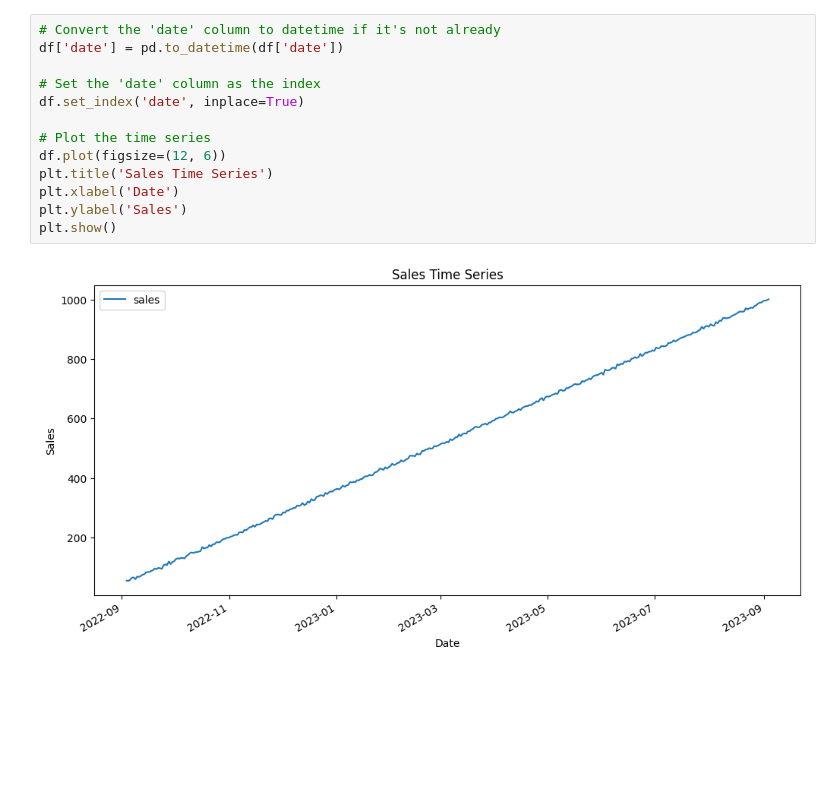
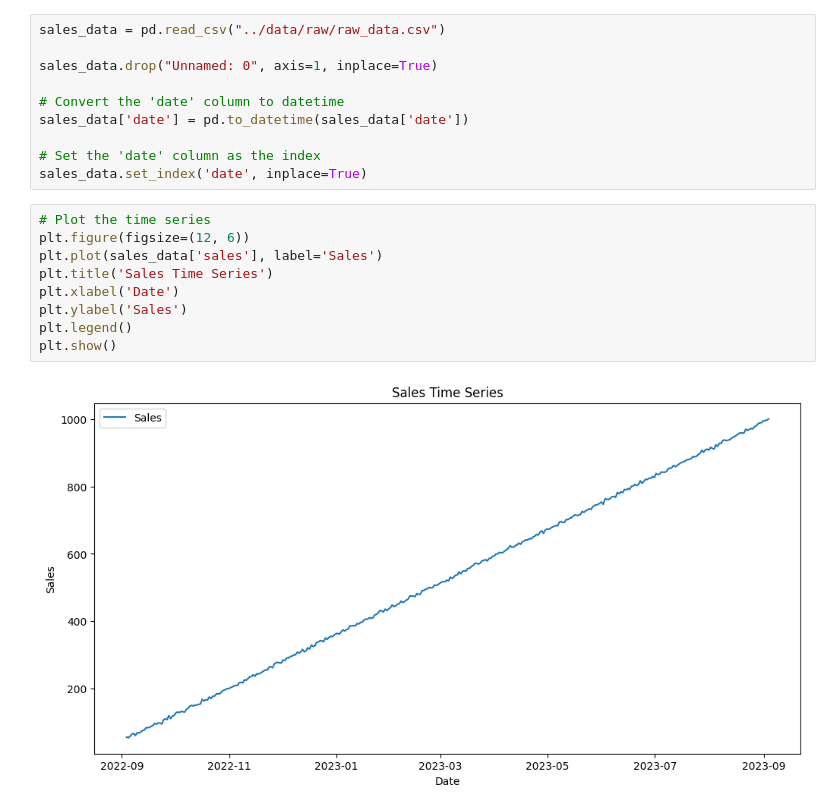
Before and after one commit to Valaery/Time-Series-Forecasting-Project, a Jupyter notebook: src/explore.ipynb, the cells around one changed output. Drawn from its saved outputs; the diff is of its cells as text; blank space fills up the shorter version.

```diff
--- a/src/explore.ipynb
+++ b/src/explore.ipynb
@@ -40,15 +10,21 @@ df
+# %%
+sales_data = pd.read_csv("../data/raw/raw_data.csv")
+
+sales_data.drop("Unnamed: 0", axis=1, inplace=True)
+
+# Convert the 'date' column to datetime
+sales_data['date'] = pd.to_datetime(sales_data['date'])
+
+# Set the 'date' column as the index
+sales_data.set_index('date', inplace=True)
 # %%
-# Convert the 'date' column to datetime if it's not already
-df['date'] = pd.to_datetime(df['date'])
-
-# Set the 'date' column as the index
-df.set_index('date', inplace=True)
-
 # Plot the time series
-df.plot(figsize=(12, 6))
+plt.figure(figsize=(12, 6))
+plt.plot(sales_data['sales'], label='Sales')
 plt.title('Sales Time Series')
 plt.xlabel('Date')
 plt.ylabel('Sales')
+plt.legend()
 plt.show()
 # %% [output]
-[figure, old version]
+[figure, new version]
```
Also changed, not shown: parts of 15 cells of this notebook, 3 other files.
